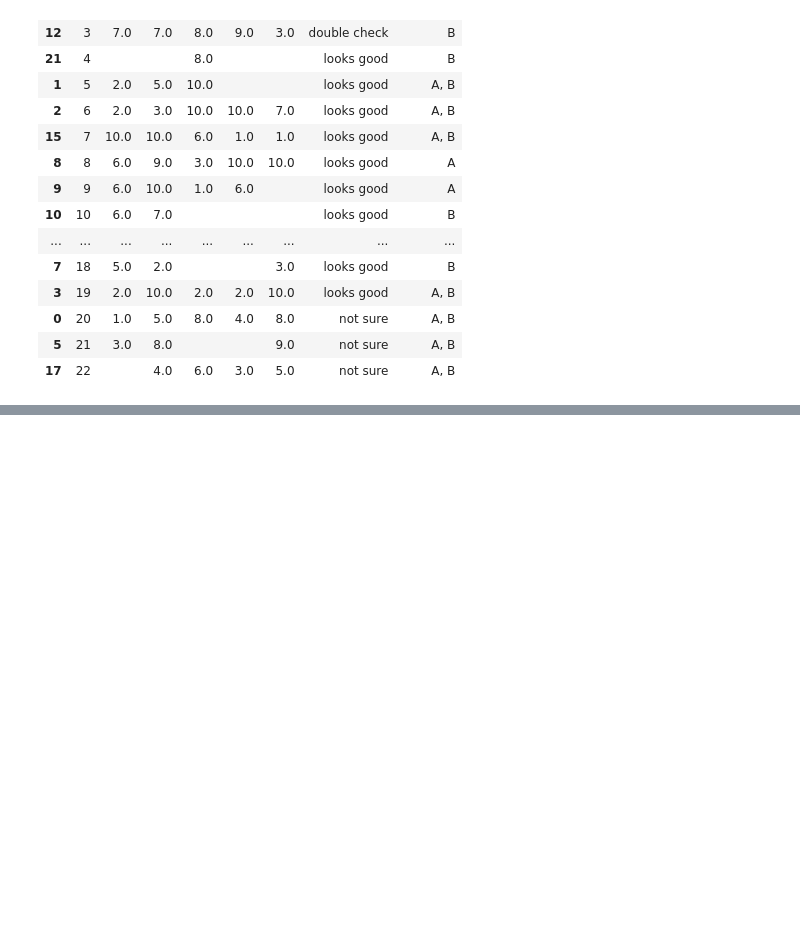
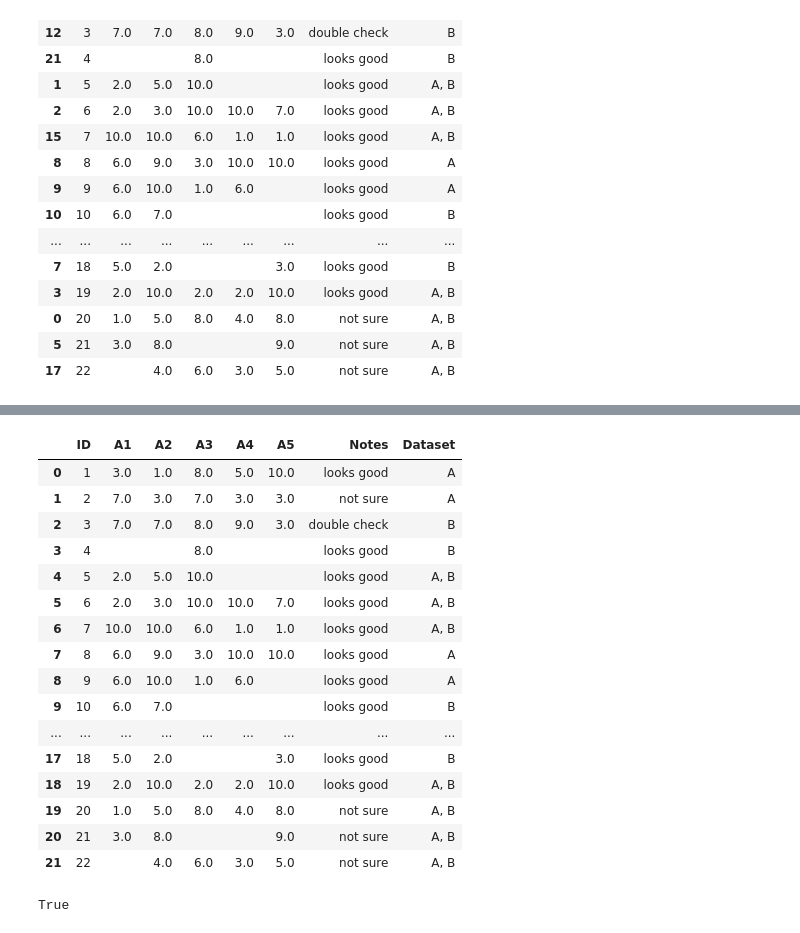
Before and after one commit to dfoil01/DataPreprocessing, a Jupyter notebook: merge-multiple-datasets/merge_multiple_datasets.ipynb, the cells around one changed output, grey strips where cells are left out. Cells and saved outputs as stored; diff of their text form; code cells hidden in the pictures; blank space fills up the shorter version.

Commit message:
code and results added

```diff
--- a/merge-multiple-datasets/merge_multiple_datasets.ipynb
+++ b/merge-multiple-datasets/merge_multiple_datasets.ipynb
@@ -191,2 +278,29 @@ df_original
+# %%
+df_expected = pd.read_csv(os.path.join(folder, 'expected_result.csv'))
+df_expected.fillna('', inplace=True)
+df_expected.sort_values(by='ID', ascending=True, inplace=True)
+df_expected
+# %% [output]
+|  | ID | A1 | A2 | A3 | A4 | A5 | Notes | Dataset |
+| 0 | 1 | 3.0 | 1.0 | 8.0 | 5.0 | 10.0 | looks good | A |
+| 1 | 2 | 7.0 | 3.0 | 7.0 | 3.0 | 3.0 | not sure | A |
+| 2 | 3 | 7.0 | 7.0 | 8.0 | 9.0 | 3.0 | double check | B |
+| 3 | 4 |  |  | 8.0 |  |  | looks good | B |
+| 4 | 5 | 2.0 | 5.0 | 10.0 |  |  | looks good | A, B |
+| 5 | 6 | 2.0 | 3.0 | 10.0 | 10.0 | 7.0 | looks good | A, B |
+| 6 | 7 | 10.0 | 10.0 | 6.0 | 1.0 | 1.0 | looks good | A, B |
+| 7 | 8 | 6.0 | 9.0 | 3.0 | 10.0 | 10.0 | looks good | A |
+| 8 | 9 | 6.0 | 10.0 | 1.0 | 6.0 |  | looks good | A |
+| 9 | 10 | 6.0 | 7.0 |  |  |  | looks good | B |
+| ... | ... | ... | ... | ... | ... | ... | ... | ... |
+| 17 | 18 | 5.0 | 2.0 |  |  | 3.0 | looks good | B |
+| 18 | 19 | 2.0 | 10.0 | 2.0 | 2.0 | 10.0 | looks good | A, B |
+| 19 | 20 | 1.0 | 5.0 | 8.0 | 4.0 | 8.0 | not sure | A, B |
+| 20 | 21 | 3.0 | 8.0 |  |  | 9.0 | not sure | A, B |
+| 21 | 22 |  | 4.0 | 6.0 | 3.0 | 5.0 | not sure | A, B |
+# %%
+df_original.equals(df_expected)
+# %% [output]
+True
 # %%
 df_original.to_csv('resulting_merged_data.csv', index=False)
```
Also changed, not shown: parts of 11 cells of this notebook, 1 other file.
